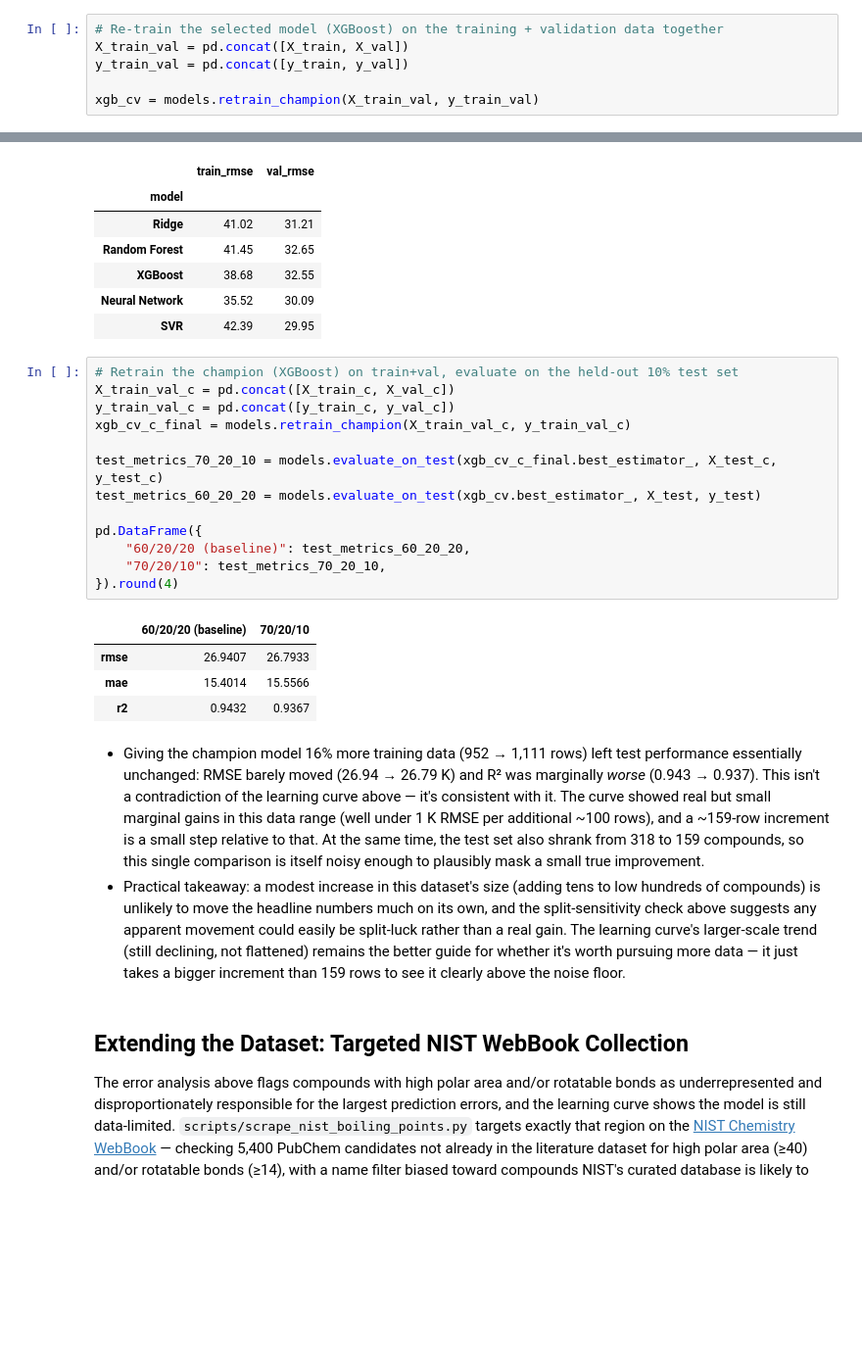
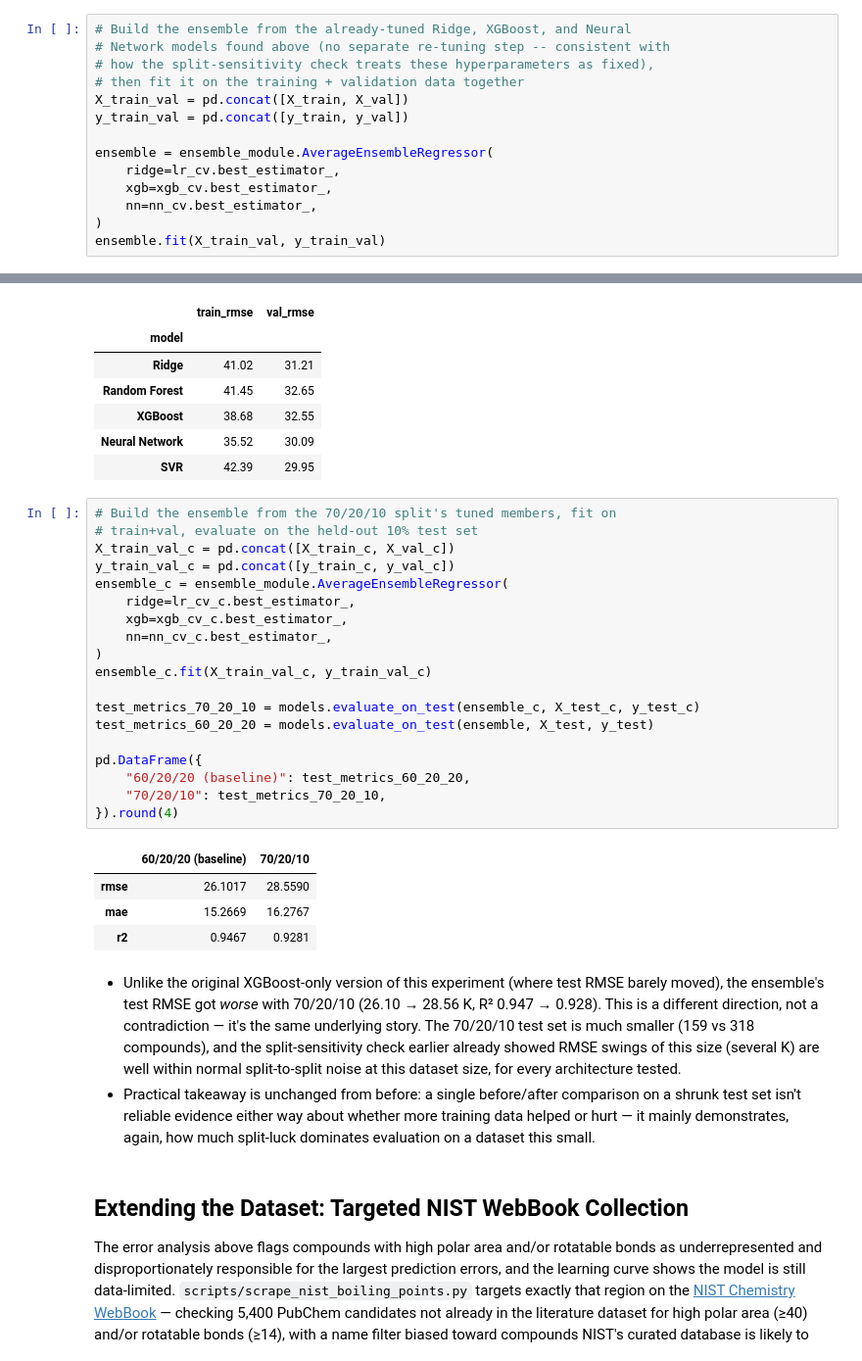
Before and after one commit to JShi12/Predict-Organic-Chemical-Boiling-Point, a Jupyter notebook: Boiling_Point_Predicter.ipynb, the cells around one changed output, grey strips where cells are left out. Shown at 98% size. Cells and saved outputs as stored; diff of their text form; blank space fills up the shorter version.

```diff
--- a/Boiling_Point_Predicter.ipynb
+++ b/Boiling_Point_Predicter.ipynb
@@ -523,6 +529,14 @@ architecture here is truly the best.
 # %%
-# Re-train the selected model (XGBoost) on the training + validation data together
+# Build the ensemble from the already-tuned Ridge, XGBoost, and Neural
+# Network models found above (no separate re-tuning step -- consistent with
+# how the split-sensitivity check treats these hyperparameters as fixed),
+# then fit it on the training + validation data together
 X_train_val = pd.concat([X_train, X_val])
 y_train_val = pd.concat([y_train, y_val])
 
-xgb_cv = models.retrain_champion(X_train_val, y_train_val)
+ensemble = ensemble_module.AverageEnsembleRegressor(
+    ridge=lr_cv.best_estimator_,
+    xgb=xgb_cv.best_estimator_,
+    nn=nn_cv.best_estimator_,
+)
+ensemble.fit(X_train_val, y_train_val)
@@ -769,39 +812,41 @@ comparison_70_20_10.round(2)
 | Neural Network | 35.52 | 30.09 |
 | SVR | 42.39 | 29.95 |
 # %%
-# Retrain the champion (XGBoost) on train+val, evaluate on the held-out 10% test set
+# Build the ensemble from the 70/20/10 split's tuned members, fit on
+# train+val, evaluate on the held-out 10% test set
 X_train_val_c = pd.concat([X_train_c, X_val_c])
 y_train_val_c = pd.concat([y_train_c, y_val_c])
-xgb_cv_c_final = models.retrain_champion(X_train_val_c, y_train_val_c)
+ensemble_c = ensemble_module.AverageEnsembleRegressor(
+    ridge=lr_cv_c.best_estimator_,
+    xgb=xgb_cv_c.best_estimator_,
+    nn=nn_cv_c.best_estimator_,
+)
+ensemble_c.fit(X_train_val_c, y_train_val_c)
 
-test_metrics_70_20_10 = models.evaluate_on_test(xgb_cv_c_final.best_estimator_, X_test_c, y_test_c)
-test_metrics_60_20_20 = models.evaluate_on_test(xgb_cv.best_estimator_, X_test, y_test)
+test_metrics_70_20_10 = models.evaluate_on_test(ensemble_c, X_test_c, y_test_c)
+test_metrics_60_20_20 = models.evaluate_on_test(ensemble, X_test, y_test)
 
 pd.DataFrame({
     "60/20/20 (baseline)": test_metrics_60_20_20,
     "70/20/10": test_metrics_70_20_10,
 }).round(4)
 # %% [output]
 |  | 60/20/20 (baseline) | 70/20/10 |
-| rmse | 26.9407 | 26.7933 |
-| mae | 15.4014 | 15.5566 |
-| r2 | 0.9432 | 0.9367 |
+| rmse | 26.1017 | 28.5590 |
+| mae | 15.2669 | 16.2767 |
+| r2 | 0.9467 | 0.9281 |
 # %% [markdown]
-* Giving the champion model 16% more training data (952 → 1,111 rows) left
-test performance essentially unchanged: RMSE barely moved (26.94 → 26.79 K)
-and R² was marginally *worse* (0.943 → 0.937). This isn't a contradiction of
-the learning curve above — it's consistent with it. The curve showed real but
-small marginal gains in this data range (well under 1 K RMSE per additional
-~100 rows), and a ~159-row increment is a small step relative to that. At the
-same time, the test set also shrank from 318 to 159 compounds, so this single
-comparison is itself noisy enough to plausibly mask a small true improvement.
-* Practical takeaway: a modest increase in this dataset's size (adding
-tens to low hundreds of compounds) is unlikely to move the headline numbers
-much on its own, and the split-sensitivity check above suggests any
-apparent movement could easily be split-luck rather than a real gain. The
-learning curve's larger-scale trend (still declining, not flattened) remains
-the better guide for whether it's worth pursuing more data — it just takes
-a bigger increment than 159 rows to see it clearly above the noise floor.
+* Unlike the original XGBoost-only version of this experiment (where test
+RMSE barely moved), the ensemble's test RMSE got *worse* with 70/20/10
+(26.10 → 28.56 K, R² 0.947 → 0.928). This is a different direction, not a
+contradiction — it's the same underlying story. The 70/20/10 test set is
+much smaller (159 vs 318 compounds), and the split-sensitivity check earlier
+already showed RMSE swings of this size (several K) are well within normal
+split-to-split noise at this dataset size, for every architecture tested.
+* Practical takeaway is unchanged from before: a single before/after
+comparison on a shrunk test set isn't reliable evidence either way about
+whether more training data helped or hurt — it mainly demonstrates, again,
+how much split-luck dominates evaluation on a dataset this small.
 # %% [markdown]
 ## Extending the Dataset: Targeted NIST WebBook Collection
 
```
Also changed, not shown: parts of 28 cells of this notebook, 8 other files.
